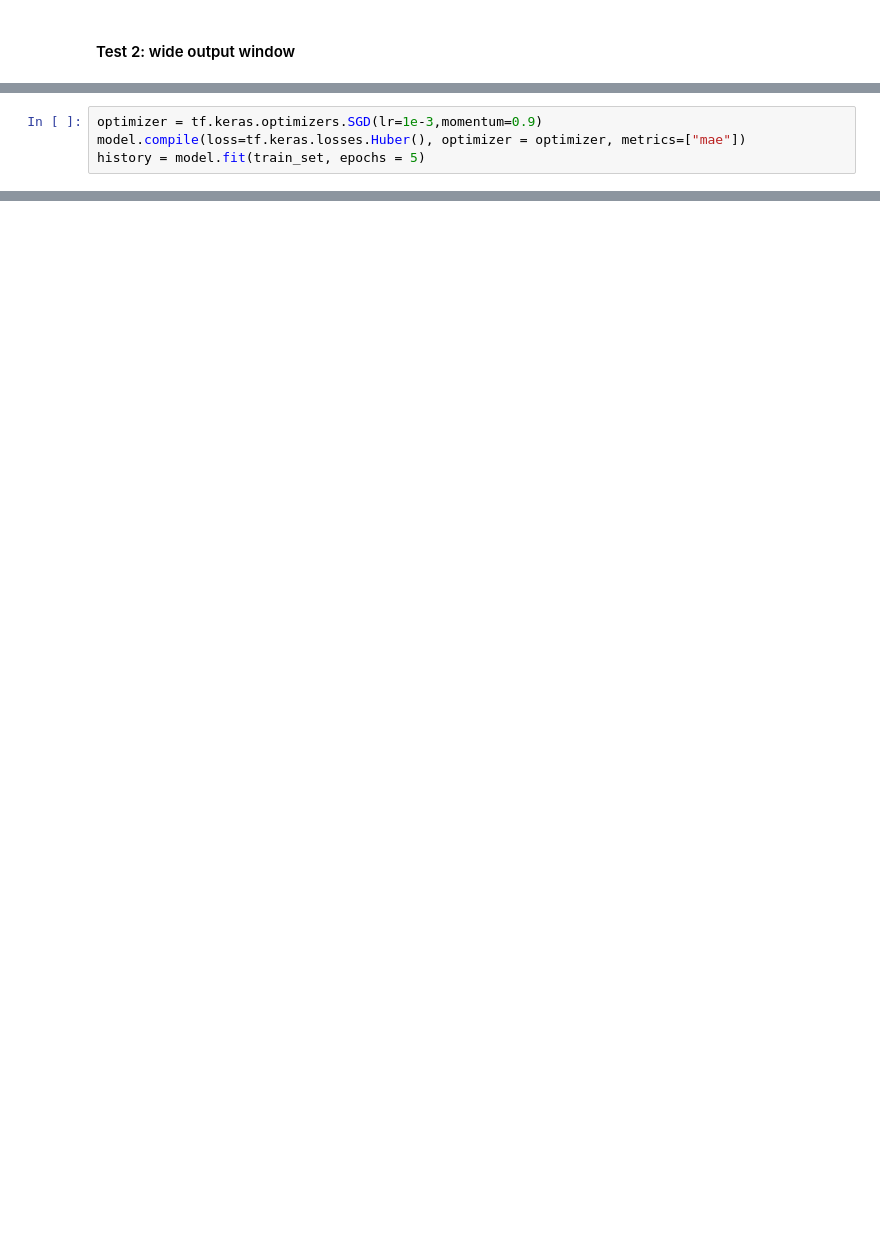
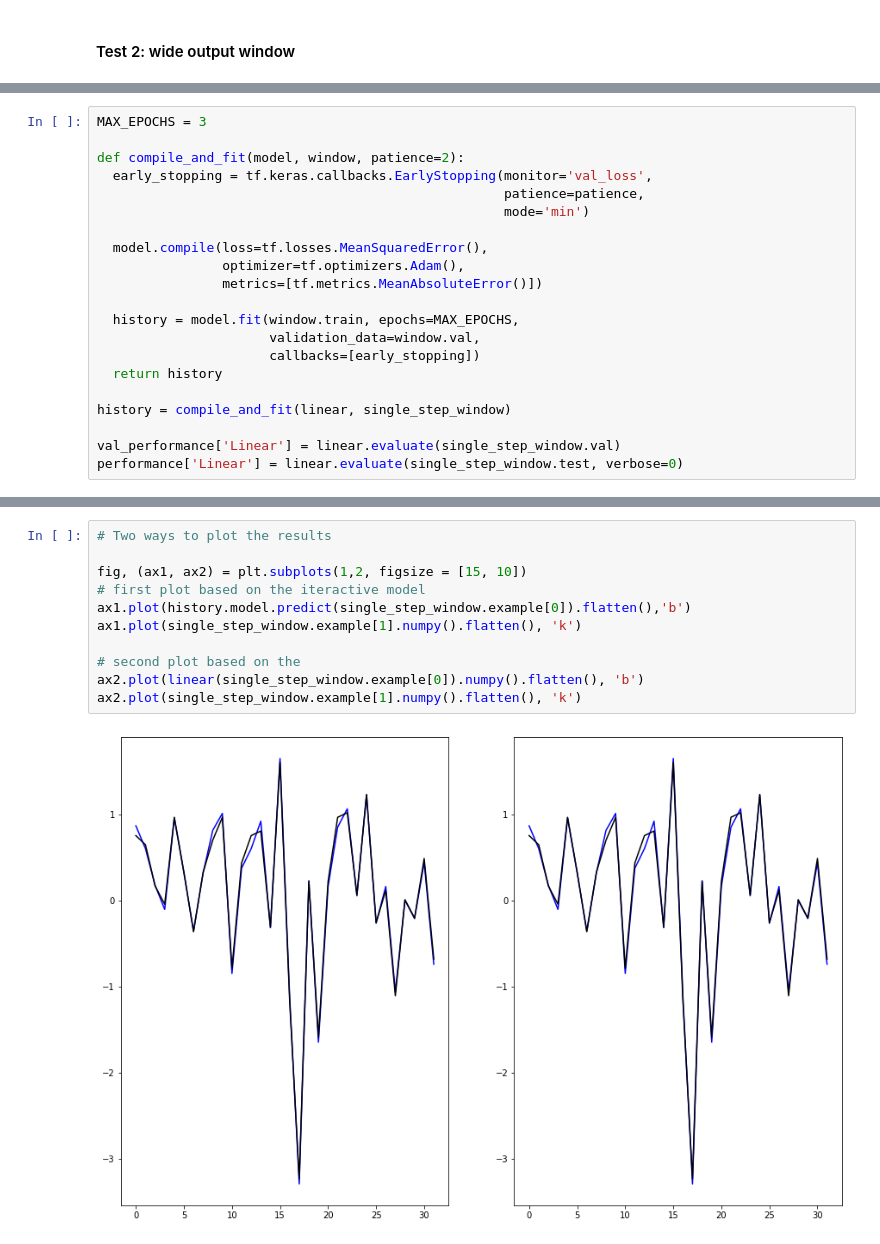
Before and after one commit to wengangmao/vattenfall, a Jupyter notebook: _build/jupyter_execute/contents/codes/tensorflow_simple.ipynb, the cells around one changed output, grey strips where cells are left out. Cells and saved outputs as stored; diff of their text form; blank space fills up the shorter version.

```diff
--- a/_build/jupyter_execute/contents/codes/tensorflow_simple.ipynb
+++ b/_build/jupyter_execute/contents/codes/tensorflow_simple.ipynb
@@ -691,4 +670,0 @@ NotImplementedError: Cannot convert a symbolic Tensor (lstm/strided_slice:0) to
-# %%
-optimizer = tf.keras.optimizers.SGD(lr=1e-3,momentum=0.9)
-model.compile(loss=tf.keras.losses.Huber(), optimizer = optimizer, metrics=["mae"])
-history = model.fit(train_set, epochs = 5)
@@ -700,0 +695,21 @@ ValueError: in user code:
+# %%
+MAX_EPOCHS = 3
+
+def compile_and_fit(model, window, patience=2):
+  early_stopping = tf.keras.callbacks.EarlyStopping(monitor='val_loss',
+                                                    patience=patience,
+                                                    mode='min')
+
+  model.compile(loss=tf.losses.MeanSquaredError(),
+                optimizer=tf.optimizers.Adam(),
+                metrics=[tf.metrics.MeanAbsoluteError()])
+
+  history = model.fit(window.train, epochs=MAX_EPOCHS,
+                      validation_data=window.val,
+                      callbacks=[early_stopping])
+  return history
+
+history = compile_and_fit(linear, single_step_window)
+
+val_performance['Linear'] = linear.evaluate(single_step_window.val)
+performance['Linear'] = linear.evaluate(single_step_window.test, verbose=0)
@@ -700,0 +724,13 @@ ValueError: in user code:
+# %%
+# Two ways to plot the results
+
+fig, (ax1, ax2) = plt.subplots(1,2, figsize = [15, 10])
+# first plot based on the iteractive model
+ax1.plot(history.model.predict(single_step_window.example[0]).flatten(),'b')
+ax1.plot(single_step_window.example[1].numpy().flatten(), 'k')
+
+# second plot based on the
+ax2.plot(linear(single_step_window.example[0]).numpy().flatten(), 'b')
+ax2.plot(single_step_window.example[1].numpy().flatten(), 'k')
+# %% [output]
+[figure, added]
```
Also changed, not shown: parts of 15 cells of this notebook, 15 other files.
